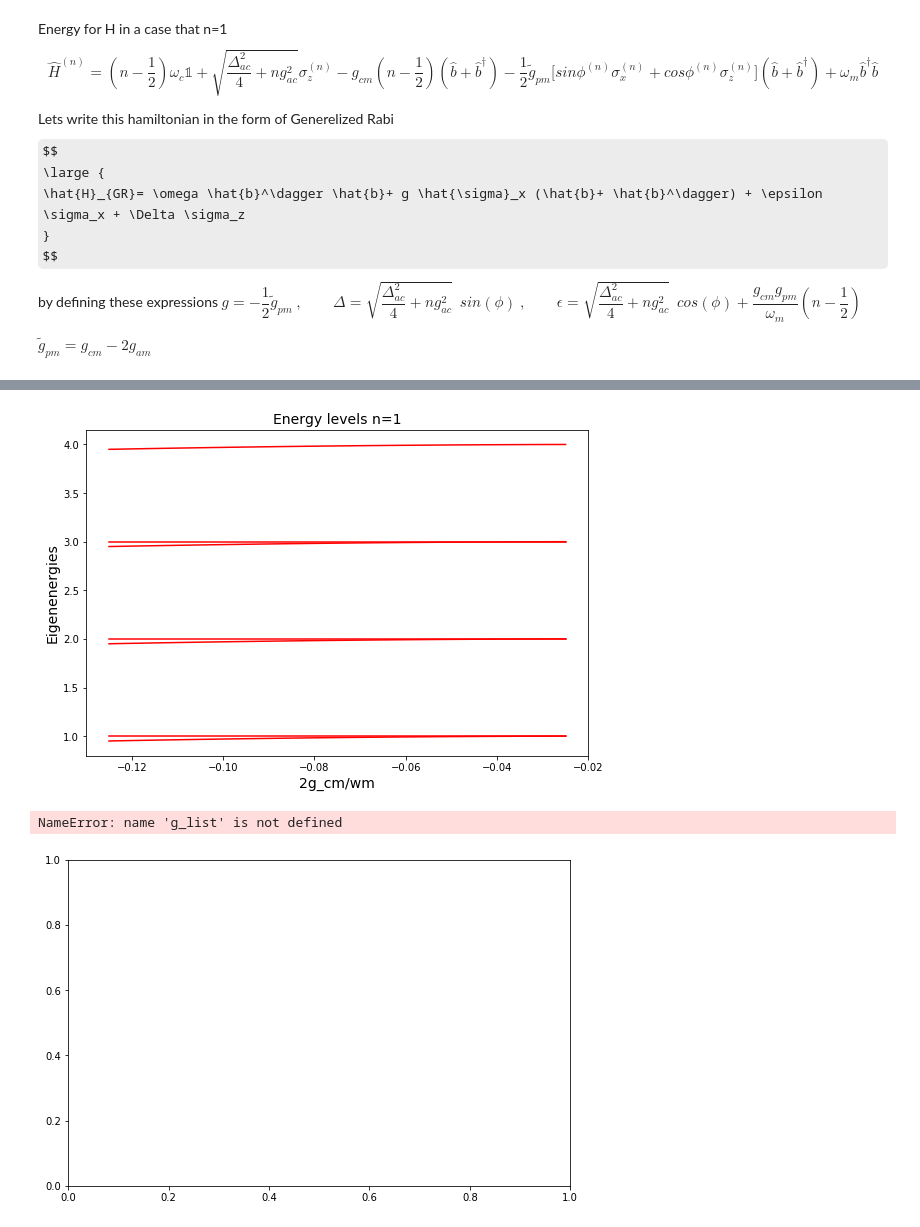
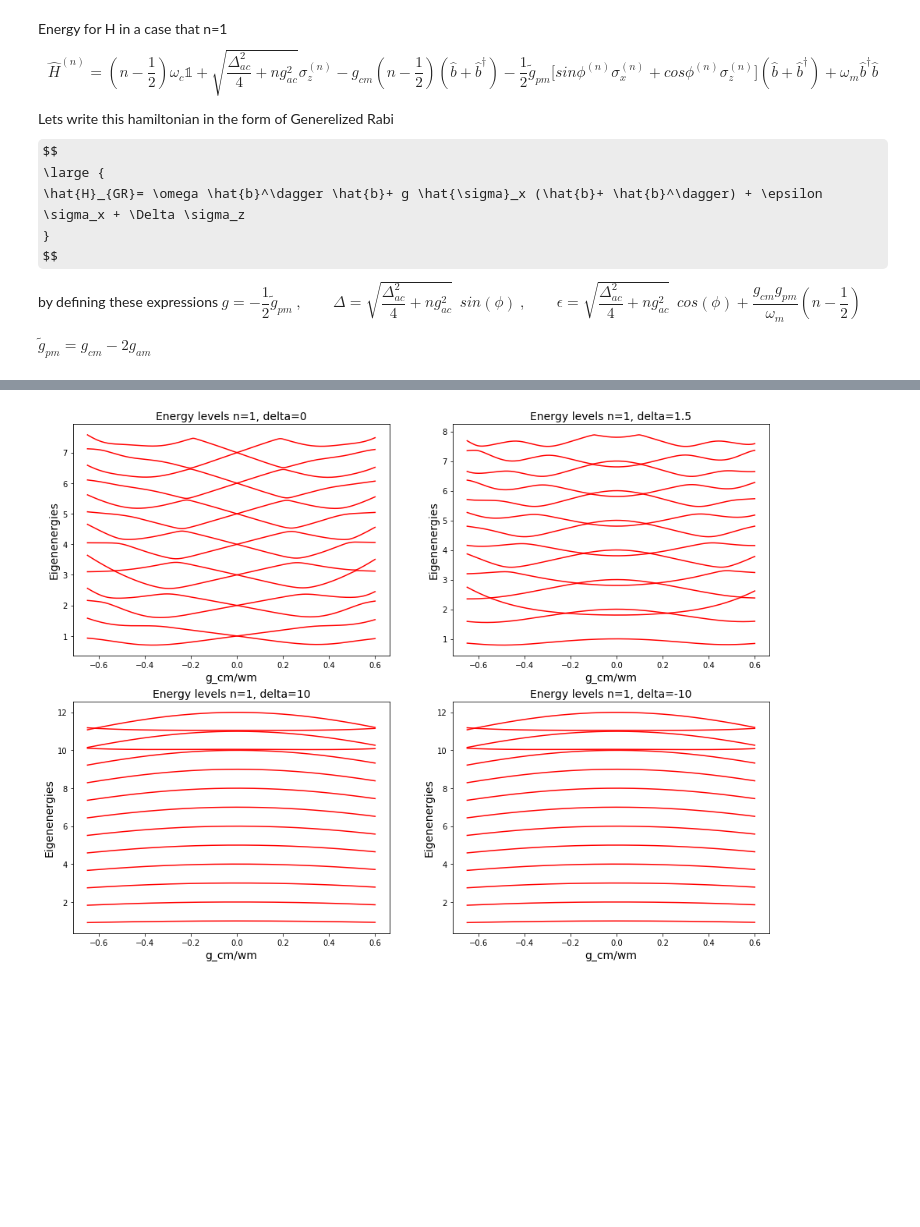
Before and after one commit to ahmad-shafiei/Energy_level_eq5, a Jupyter notebook: Main/EigenValues.ipynb, the cells around one changed output, grey strips where cells are left out. Drawn from its saved outputs; the diff is of its cells as text; code cells hidden in the pictures; some formulas as TeX source; blank space fills up the shorter version.

```diff
--- a/Main/EigenValues.ipynb
+++ b/Main/EigenValues.ipynb
@@ -139,38 +121,33 @@ ax.set_title('Energy levels n=1',fontsize=(14));
-# %%
-######################################
-#    for n=1 and delta_ac = 0
-######################################
-fig, ax = plt.subplots(1,1, figsize=(9,6))
-
-gg= -1/2 * (g_cmlist - 2* g_am)
-for i in range(1,8):     # range(7)
-
-    #ax.plot(g_aclist , ( E_Gf[:,m]), 'b')
-    ax.plot(gg/omega , ((evals_mt[:,i]-evals_mt[:,0])/omega), 'r')
-#ax.set_ylim([6.7,7.95])
-ax.set_xlabel('2g_cm/wm',fontsize=14)
-ax.set_ylabel('Eigenenergies',fontsize=(14))
-ax.set_title('Energy levels n=1',fontsize=(14));
-# plt.axis([0, 12, 900, 2500])     # [xmin, xmax, ymin, ymax]
-# %% [output]
-[figure, removed]
-# %%
-######################################
-######################################
-fig, ax = plt.subplots(1,1, figsize=(9,6))
-
-for m in range(1,18):     # range(7)
-
-    #ax.plot(g_aclist , ( E_Gf[:,m]), 'b')
-    ax.plot(2*g_list/omega , ((evals_mt[:,m]-evals_mt[:,0])/omega), 'r')
-#ax.set_ylim([6.7,7.95])
-ax.set_xlabel('2g_cm/wm',fontsize=14)
-ax.set_ylabel('Eigenenergies',fontsize=(14))
-ax.set_title('Energy levels n=1',fontsize=(14));
-# plt.axis([0, 12, 900, 2500])     # [xmin, xmax, ymin, ymax]
-# %% [output]
-NameError: name 'g_list' is not defined
-[figure, removed]
+# %%
+######################################
+#    for n=1 and delta_ac
+######################################
+
+g_cmlist=np.linspace(-25.0,25.0,200) * g_cm          # g range
+gg= -1/2 * (g_cmlist - 2* g_am)
+
+fig, ax = plt.subplots(2,2, figsize=(16,12))
+
+### plotting figure for some delta_ac valuse
+dels = [0,1.5,10,-10]
+
+# defin bellow list to produce index for figure
+h=[[0,0],[0,1],[1,0],[1,1]]
+j=0
+
+for delta_ac in dels:
+
+    evals_mt = Energy_compute(Nm,theta, g_ac, g_am, g_cm, delta_ac, omega, n, g_cmlist)
+    for i in range(1,15):
+        ax[h[j][0],h[j][1]].plot(gg/omega , ((evals_mt[:,i]-evals_mt[:,0])/omega), 'r')
+
+    ax[h[j][0],h[j][1]].set_xlabel('g_cm/wm',fontsize=14)
+    ax[h[j][0],h[j][1]].set_ylabel('Eigenenergies',fontsize=(14))
+    ax[h[j][0],h[j][1]].set_title(r'Energy levels n=1, delta=%s' % str(delta_ac), fontsize=(14));
+
+    j +=1
+# %% [output]
+[figure, added]
 # %%
 #----------------parameters
 Nc = 8;      #### photons ##
```
Also changed, not shown: parts of 2 cells of this notebook, 2 other files.
